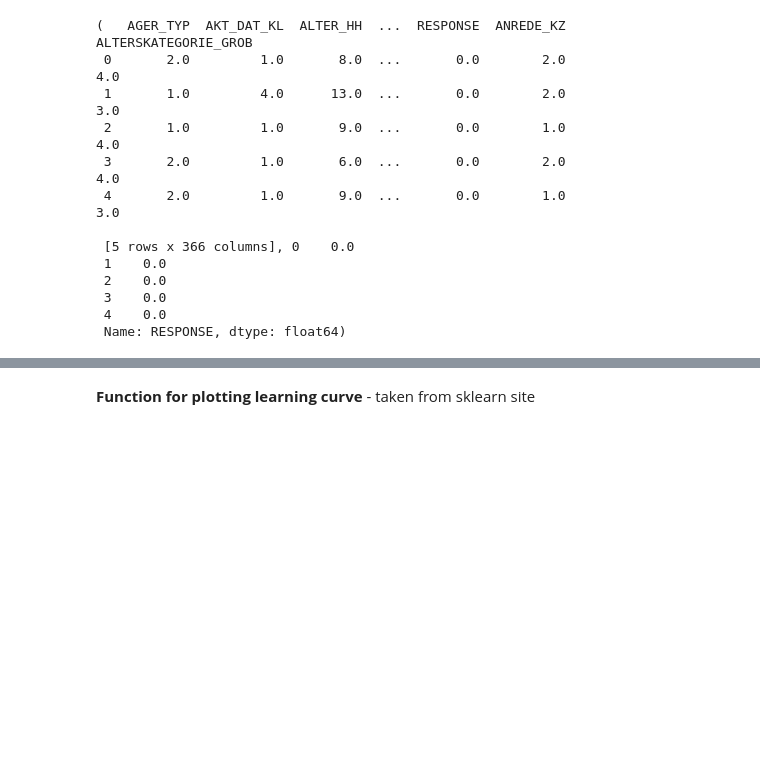
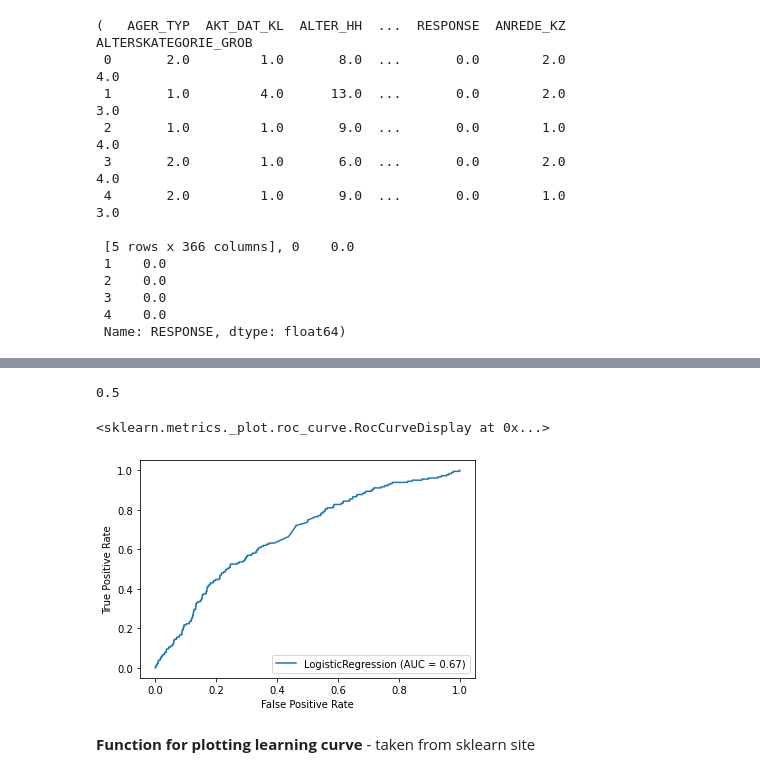
Before and after one commit to Joe-Abraham/Arvato-Financial-Services, a Jupyter notebook: Part_2_Supervised_Learning_Model_and_Part_3_Kaggle_Competition.ipynb, the cells around one changed output, grey strips where cells are left out. Saved outputs shown, nothing was run; the diff lists cells and outputs as text; code cells hidden in the pictures; blank space fills up the shorter version.

```diff
--- a/Part_2_Supervised_Learning_Model_and_Part_3_Kaggle_Competition.ipynb
+++ b/Part_2_Supervised_Learning_Model_and_Part_3_Kaggle_Competition.ipynb
@@ -188,0 +191,2 @@ mailout_train_cleaned.head(5), y.head(5)
+# %%
+reg = LogisticRegression().fit(X_train, y_train)
@@ -189,3 +203,12 @@ mailout_train_cleaned.head(5), y.head(5)
+# %%
+roc_auc_score(y_test, y_pred)
+# %% [output]
+0.5
+# %%
+metrics.plot_roc_curve(reg, X_test, y_test)
+# %% [output]
+<sklearn.metrics._plot.roc_curve.RocCurveDisplay at 0x...>
+[figure, added]
 # %% [markdown]
 **Function for plotting learning curve** - taken from sklearn site
 # %%
```
Also changed, not shown: parts of 46 cells of this notebook, 3 other files.
